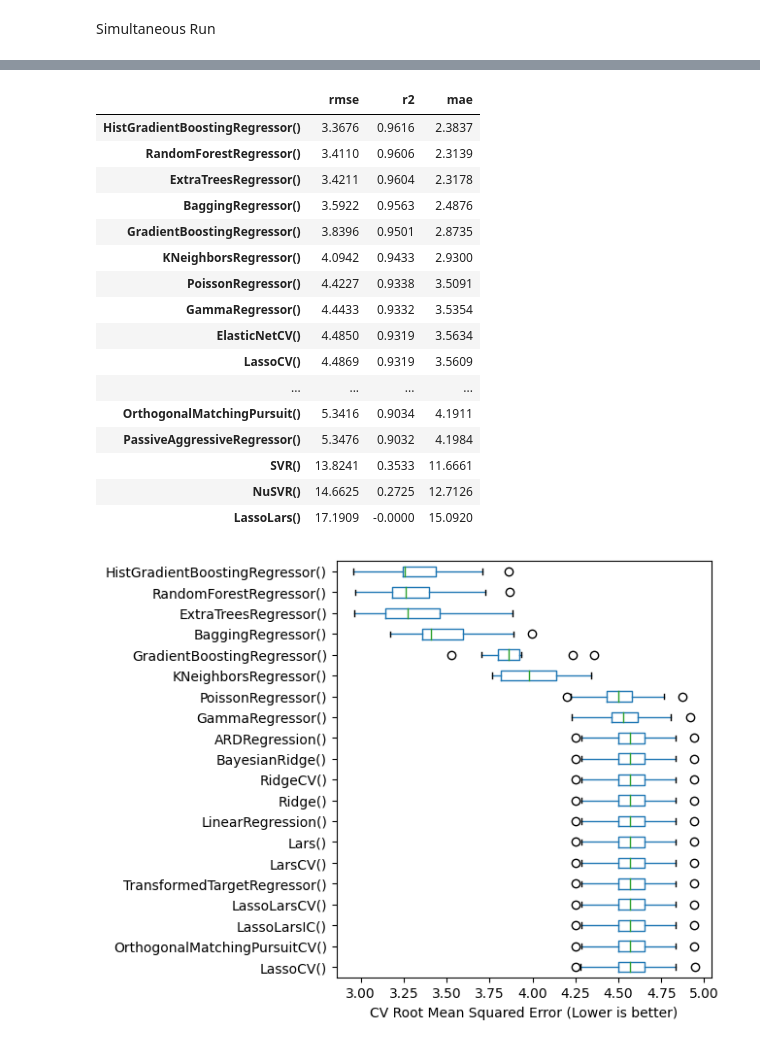
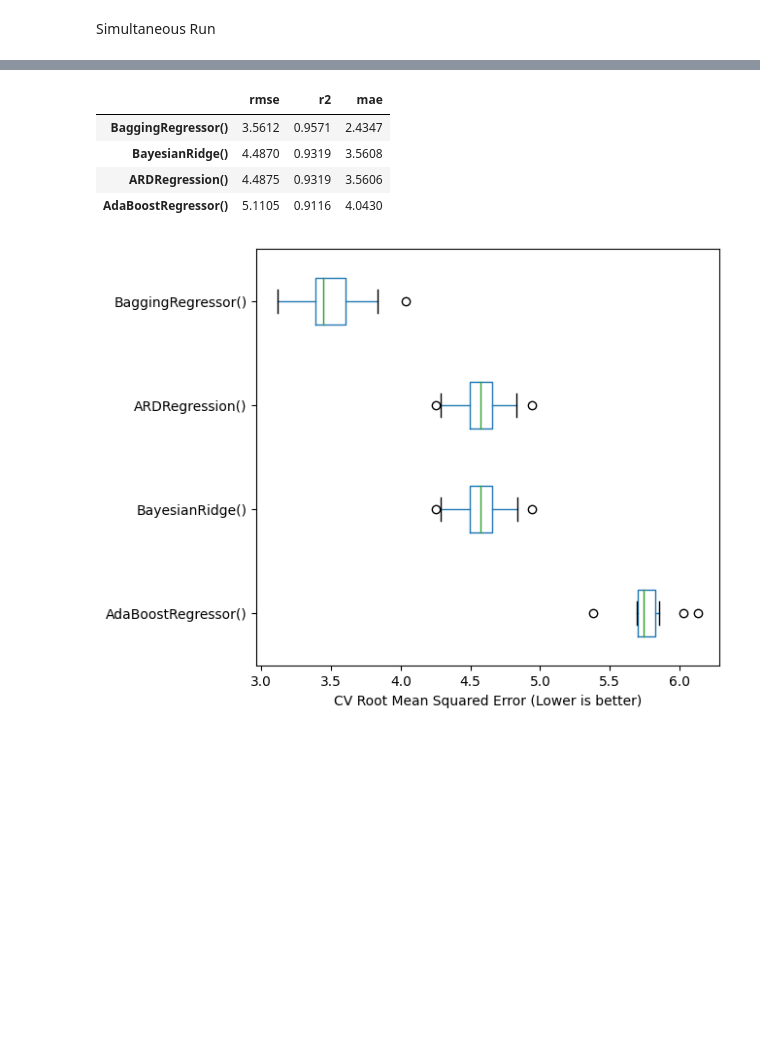
Before and after one commit to sej2020/Machine-Learning-Project, a Jupyter notebook: PowerPlantData/ScikitLearn/SimultRegRun_v4.ipynb, the cells around one changed output, grey strips where cells are left out. Drawn from its saved outputs; the diff is of its cells as text; code cells hidden in the pictures; blank space fills up the shorter version.

```diff
--- a/PowerPlantData/ScikitLearn/SimultRegRun_v4.ipynb
+++ b/PowerPlantData/ScikitLearn/SimultRegRun_v4.ipynb
@@ -56,7 +57,7 @@ __init__() missing 1 required positional argument: 'estimators'
 Load and Describe Data
 # %%
 def load_pp_data():
-    csv_path = r"C:\Users\18123\OneDrive\Documents\IUBloomington\Machine-Learning-Project\PowerPlantData\CCPP\Folds5x2_pp.csv"
+    csv_path = os.path.abspath("Folds5x2_pp.csv")
     return pd.read_csv(csv_path)
 
 pp = load_pp_data()
@@ -118,8 +119,14 @@ def comparison(modellst):
     for j in range(len(modellst)):
         if j not in errors:
             passed_models += [modellst[j]]
-    display(test_best(cv_data, passed_models))
-    return box_rmse(cv_data, passed_models), box_r2(cv_data, passed_models), box_mae(cv_data, passed_models), runtime(cv_data, passed_models)
+    box_rmse(cv_data, passed_models), box_r2(cv_data, passed_models), box_mae(cv_data, passed_models), runtime(cv_data, passed_models)
+    pdf = PdfPages('boxplots.pdf')
+    fig_nums = plt.get_fignums()
+    figs = [plt.figure(n) for n in fig_nums]
+    for fig in figs:
+        fig.savefig(pdf, format='pdf')
+    pdf.close
+    return test_best(cv_data, passed_models)
 
 
 def run(model):
@@ -215,9 +222,8 @@ def test_best(cv_data, passed_models):
 
 
 y = all_regs
-x = all_regs[0:8]
-comparison(y)
-plt.show()
+x = all_regs[0:5]
+comparison(x)
 # %% [output]
 checking ARDRegression()
 checking AdaBoostRegressor()
@@ -239,18 +233,6 @@ checking TweedieRegressor()
 |  | rmse | r2 | mae |
-| HistGradientBoostingRegressor() | 3.3676 | 0.9616 | 2.3837 |
-| RandomForestRegressor() | 3.4110 | 0.9606 | 2.3139 |
-| ExtraTreesRegressor() | 3.4211 | 0.9604 | 2.3178 |
-| BaggingRegressor() | 3.5922 | 0.9563 | 2.4876 |
-| GradientBoostingRegressor() | 3.8396 | 0.9501 | 2.8735 |
-| KNeighborsRegressor() | 4.0942 | 0.9433 | 2.9300 |
-| PoissonRegressor() | 4.4227 | 0.9338 | 3.5091 |
-| GammaRegressor() | 4.4433 | 0.9332 | 3.5354 |
-| ElasticNetCV() | 4.4850 | 0.9319 | 3.5634 |
-| LassoCV() | 4.4869 | 0.9319 | 3.5609 |
-| ... | ... | ... | ... |
-| OrthogonalMatchingPursuit() | 5.3416 | 0.9034 | 4.1911 |
-| PassiveAggressiveRegressor() | 5.3476 | 0.9032 | 4.1984 |
-| SVR() | 13.8241 | 0.3533 | 11.6661 |
-| NuSVR() | 14.6625 | 0.2725 | 12.7126 |
-| LassoLars() | 17.1909 | -0.0000 | 15.0920 |
+| BaggingRegressor() | 3.5612 | 0.9571 | 2.4347 |
+| BayesianRidge() | 4.4870 | 0.9319 | 3.5608 |
+| ARDRegression() | 4.4875 | 0.9319 | 3.5606 |
+| AdaBoostRegressor() | 5.1105 | 0.9116 | 4.0430 |
-[figure, old version]
+[figure, new version]
```
Also changed, not shown: parts of 2 cells of this notebook, 3 other files.
